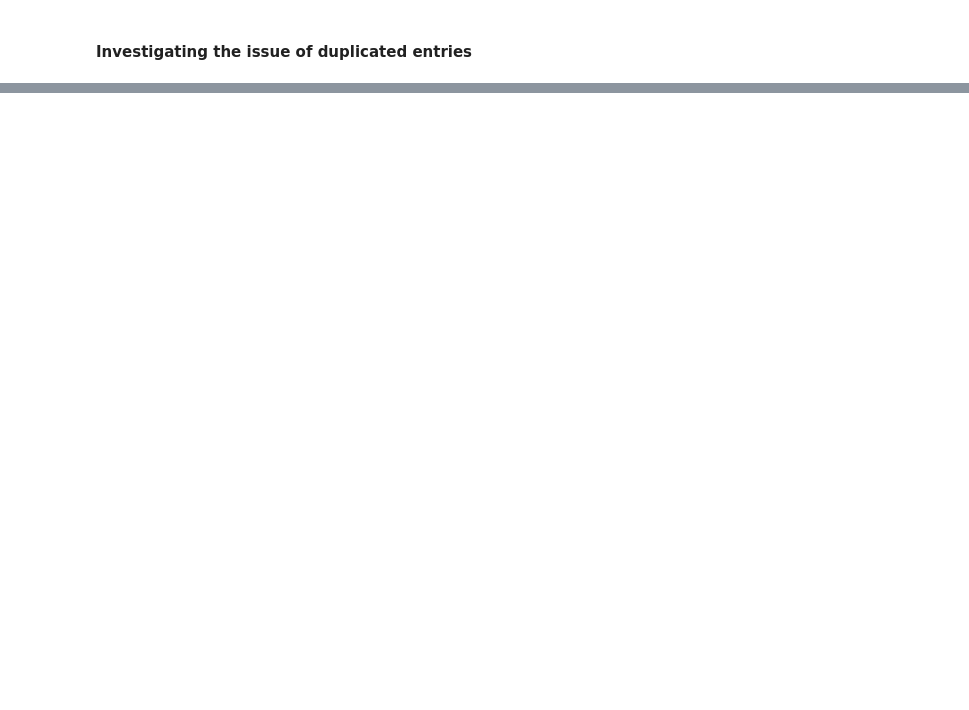
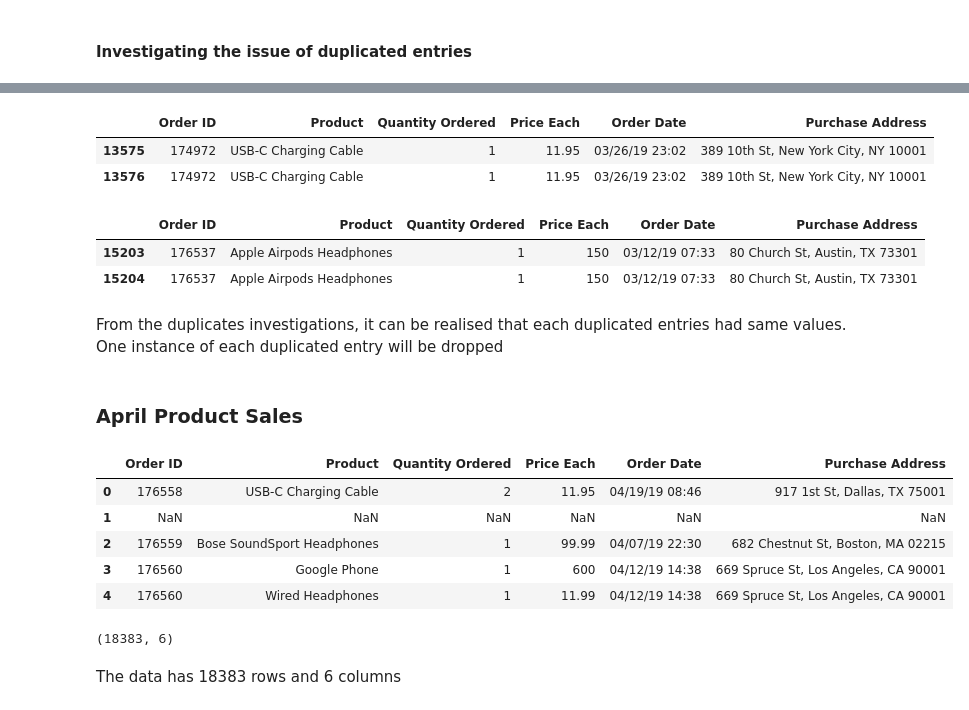
Before and after one commit to elvis-darko/Personal-Projects, a Jupyter notebook: FULL CYCLE PROJECTS/PRODUCT_SALES_ANALYSIS/Product_Sales_Data_Analysis.ipynb, the cells around one changed output, grey strips where cells are left out. Drawn from its saved outputs; the diff is of its cells as text; code cells hidden in the pictures; blank space fills up the shorter version.

```diff
--- a/FULL CYCLE PROJECTS/PRODUCT_SALES_ANALYSIS/Product_Sales_Data_Analysis.ipynb
+++ b/FULL CYCLE PROJECTS/PRODUCT_SALES_ANALYSIS/Product_Sales_Data_Analysis.ipynb
@@ -378,0 +809,18 @@ feb_data[feb_data.duplicated()]
+# %%
+# Order ID --- 174972
+
+mar_data[mar_data["Order ID"] == "174972"]
+# %% [output]
+|  | Order ID | Product | Quantity Ordered | Price Each | Order Date | Purchase Address |
+| 13575 | 174972 | USB-C Charging Cable | 1 | 11.95 | 03/26/19 23:02 | 389 10th St, New York City, NY 10001 |
+| 13576 | 174972 | USB-C Charging Cable | 1 | 11.95 | 03/26/19 23:02 | 389 10th St, New York City, NY 10001 |
+# %%
+# Order ID --- 176537
+
+mar_data[mar_data["Order ID"] == "176537"]
+# %% [output]
+|  | Order ID | Product | Quantity Ordered | Price Each | Order Date | Purchase Address |
+| 15203 | 176537 | Apple Airpods Headphones | 1 | 150 | 03/12/19 07:33 | 80 Church St, Austin, TX 73301 |
+| 15204 | 176537 | Apple Airpods Headphones | 1 | 150 | 03/12/19 07:33 | 80 Church St, Austin, TX 73301 |
+# %% [markdown]
+From the duplicates investigations, it can be realised that each duplicated entries had same values. One instance of each duplicated entry will be dropped
@@ -378,0 +831,21 @@ feb_data[feb_data.duplicated()]
+# %% [markdown]
+### April Product Sales
+# %%
+# Checking the head of the April data
+
+apr_data.head()
+# %% [output]
+|  | Order ID | Product | Quantity Ordered | Price Each | Order Date | Purchase Address |
+| 0 | 176558 | USB-C Charging Cable | 2 | 11.95 | 04/19/19 08:46 | 917 1st St, Dallas, TX 75001 |
+| 1 | NaN | NaN | NaN | NaN | NaN | NaN |
+| 2 | 176559 | Bose SoundSport Headphones | 1 | 99.99 | 04/07/19 22:30 | 682 Chestnut St, Boston, MA 02215 |
+| 3 | 176560 | Google Phone | 1 | 600 | 04/12/19 14:38 | 669 Spruce St, Los Angeles, CA 90001 |
+| 4 | 176560 | Wired Headphones | 1 | 11.99 | 04/12/19 14:38 | 669 Spruce St, Los Angeles, CA 90001 |
+# %%
+# Checking the shape of the data
+
+apr_data.shape
+# %% [output]
+(18383, 6)
+# %% [markdown]
+The data has 18383 rows and 6 columns
```
Also changed, not shown: parts of 84 cells of this notebook.
